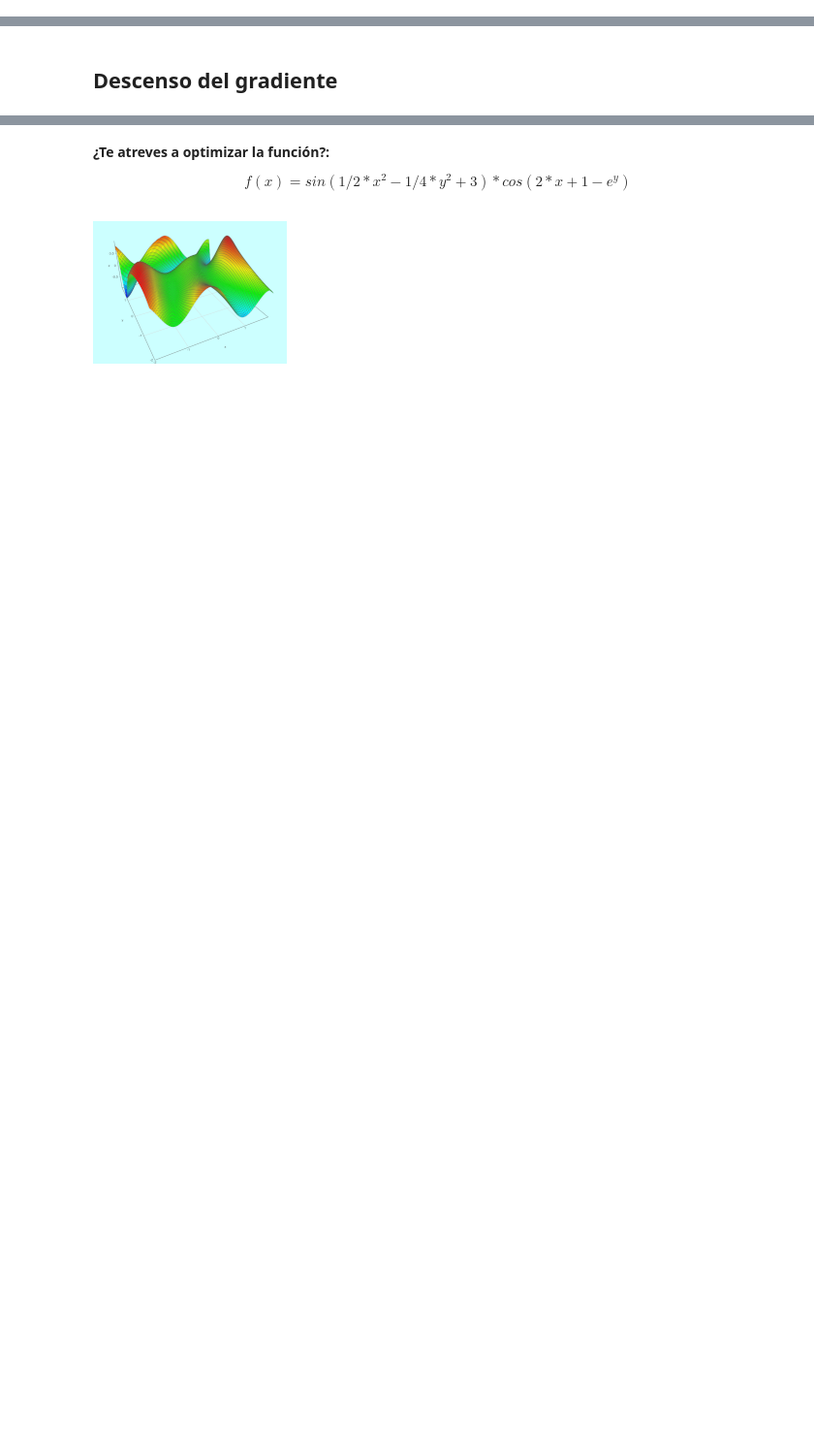
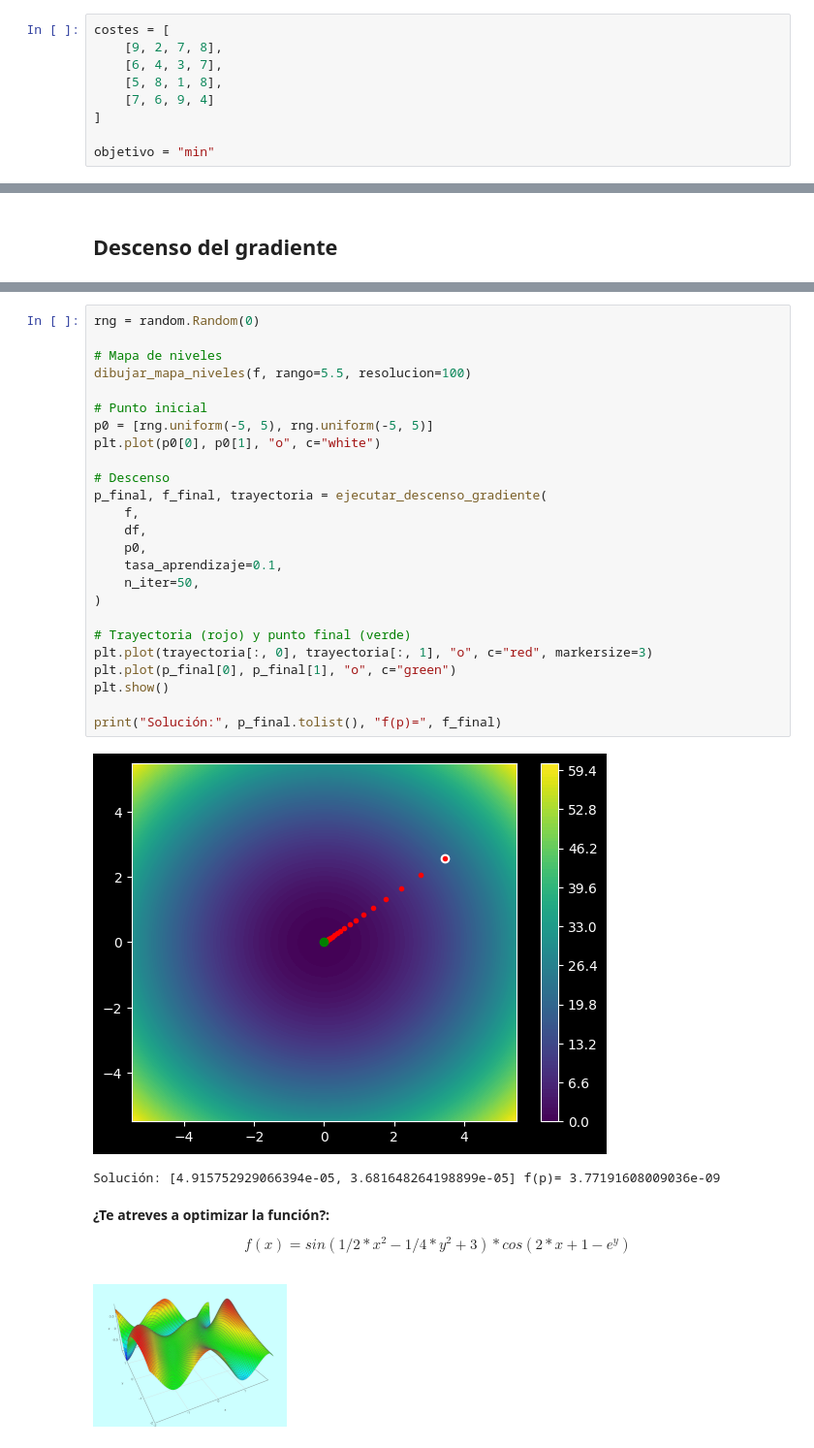
Before and after one commit to marcgpastor/03_MIAR_activitats, a Jupyter notebook: 02_Algoritmos_AG2.ipynb, the cells around one changed output, grey strips where cells are left out. Shown at 97% size. Saved outputs shown, nothing was run; the diff lists cells and outputs as text; blank space fills up the shorter version.

```diff
--- a/02_Algoritmos_AG2.ipynb
+++ b/02_Algoritmos_AG2.ipynb
@@ -172,6 +164,15 @@ costes = [
 ]
 
 solucion = (1, 3)
+# %%
+costes = [
+    [9, 2, 7, 8],
+    [6, 4, 3, 7],
+    [5, 8, 1, 8],
+    [7, 6, 9, 4]
+]
+
+objetivo = "min"
 # %%
 def coste_acumulado(solucion: Sequence[int], costes: List[List[float]]) -> float:
     """Calcula el coste acumulado de una solución (parcial o completa).
@@ -682,3 +813,31 @@ Solucion: [5.12479042255286e-05, 6.469765179790084e-05] 6.8121338356713745e-09
+# %%
+rng = random.Random(0)
+
+# Mapa de niveles
+dibujar_mapa_niveles(f, rango=5.5, resolucion=100)
+
+# Punto inicial
+p0 = [rng.uniform(-5, 5), rng.uniform(-5, 5)]
+plt.plot(p0[0], p0[1], "o", c="white")
+
+# Descenso
+p_final, f_final, trayectoria = ejecutar_descenso_gradiente(
+    f,
+    df,
+    p0,
+    tasa_aprendizaje=0.1,
+    n_iter=50,
+)
+
+# Trayectoria (rojo) y punto final (verde)
+plt.plot(trayectoria[:, 0], trayectoria[:, 1], "o", c="red", markersize=3)
+plt.plot(p_final[0], p_final[1], "o", c="green")
+plt.show()
+
+print("Solución:", p_final.tolist(), "f(p)=", f_final)
+# %% [output]
+[figure, added]
+Solución: [4.915752929066394e-05, 3.681648264198899e-05] f(p)= 3.77191608009036e-09
 # %% [markdown]
 **¿Te atreves a optimizar la función?:**
 
```
Also changed, not shown: parts of 40 cells of this notebook.
